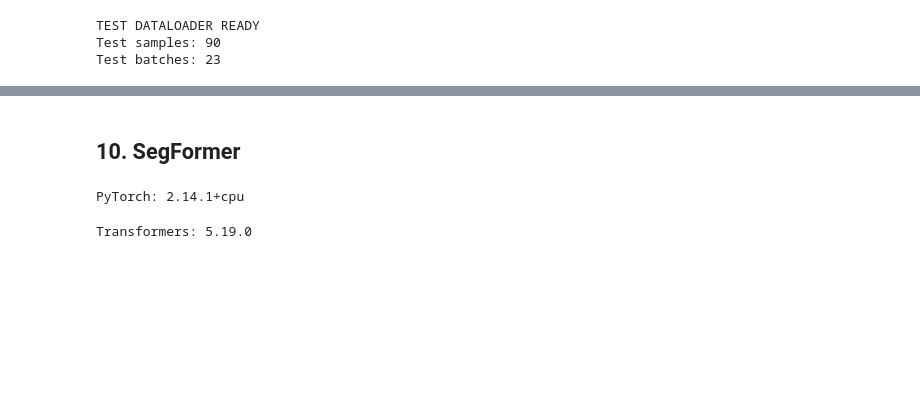
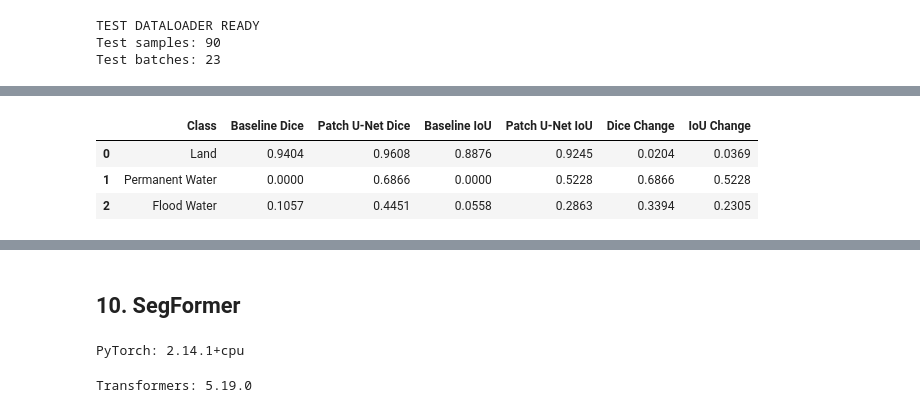
Before and after one commit to srihasagnana/GeoMind-AI, a Jupyter notebook: major_project_reordered_order_only.ipynb, the cells around one changed output, grey strips where cells are left out. Drawn from its saved outputs; the diff is of its cells as text; code cells hidden in the pictures; blank space fills up the shorter version.

```diff
--- a/major_project_reordered_order_only.ipynb
+++ b/major_project_reordered_order_only.ipynb
@@ -2174,0 +2599,25 @@ UNet(
+# %%
+
+import pandas as pd
+
+comparison = pd.DataFrame({
+    "Class": ["Land", "Permanent Water", "Flood Water"],
+    "Baseline Dice": [0.9404, 0.0000, 0.1057],
+    "Patch U-Net Dice": [0.9608, 0.6866, 0.4451],
+    "Baseline IoU": [0.8876, 0.0000, 0.0558],
+    "Patch U-Net IoU": [0.9245, 0.5228, 0.2863],
+})
+
+comparison["Dice Change"] = (
+    comparison["Patch U-Net Dice"] - comparison["Baseline Dice"]
+)
+comparison["IoU Change"] = (
+    comparison["Patch U-Net IoU"] - comparison["Baseline IoU"]
+)
+
+display(comparison.round(4))
+# %% [output]
+|  | Class | Baseline Dice | Patch U-Net Dice | Baseline IoU | Patch U-Net IoU | Dice Change | IoU Change |
+| 0 | Land | 0.9404 | 0.9608 | 0.8876 | 0.9245 | 0.0204 | 0.0369 |
+| 1 | Permanent Water | 0.0000 | 0.6866 | 0.0000 | 0.5228 | 0.6866 | 0.5228 |
+| 2 | Flood Water | 0.1057 | 0.4451 | 0.0558 | 0.2863 | 0.3394 | 0.2305 |
```
Also changed, not shown: parts of 68 cells of this notebook, 1 other file.
